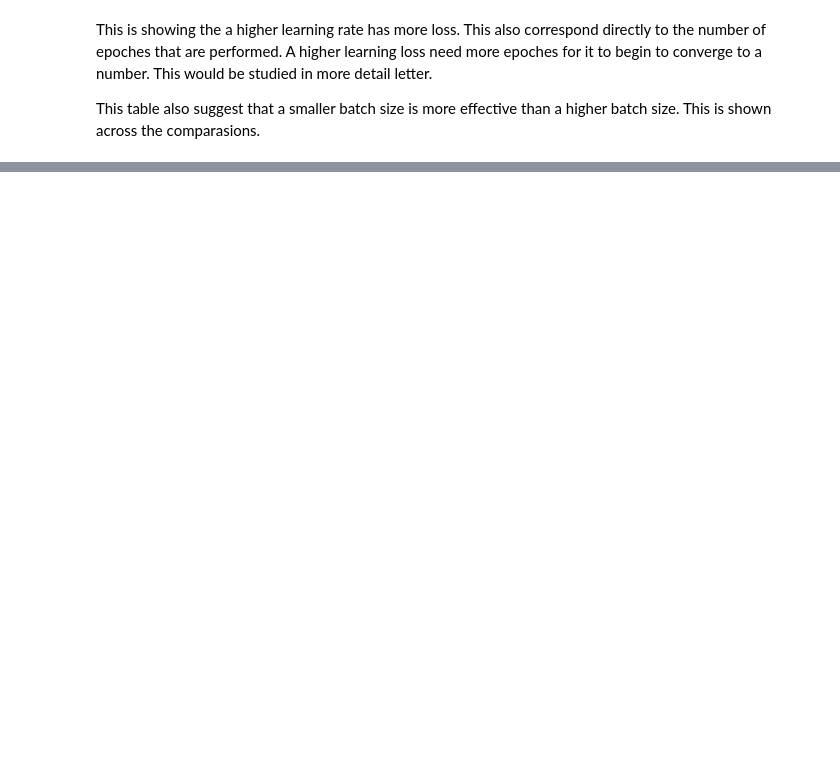
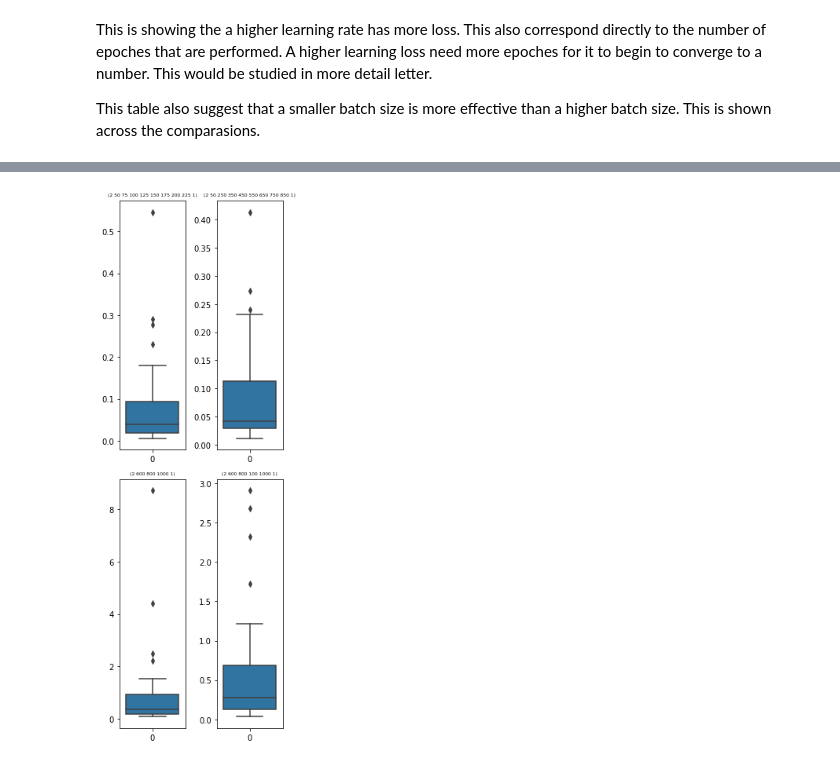
Before and after one commit to runnily/3095-Simulations-of-hybrid-systems-using-neural-networks, a Jupyter notebook: plots/Box plots/Newtons Cooling Law.ipynb, the cells around one changed output, grey strips where cells are left out. Saved outputs shown, nothing was run; the diff lists cells and outputs as text; code cells hidden in the pictures; blank space fills up the shorter version.

```diff
--- a/plots/Box plots/Newtons Cooling Law.ipynb
+++ b/plots/Box plots/Newtons Cooling Law.ipynb
@@ -151,0 +158,4 @@ This table also suggest that a smaller batch size is more effective than a highe
+# %%
+data = pd.read_csv("../../data/boxplots/newton/layers.csv")
+layers_df = pd.DataFrame(data=data)
+layers_df.head()
@@ -151,0 +169,4 @@ This table also suggest that a smaller batch size is more effective than a highe
+# %%
+boxplots(2, layers_df)
+# %% [output]
+[figure, added]
```
Also changed, not shown: parts of 8 cells of this notebook, 49 other files.
